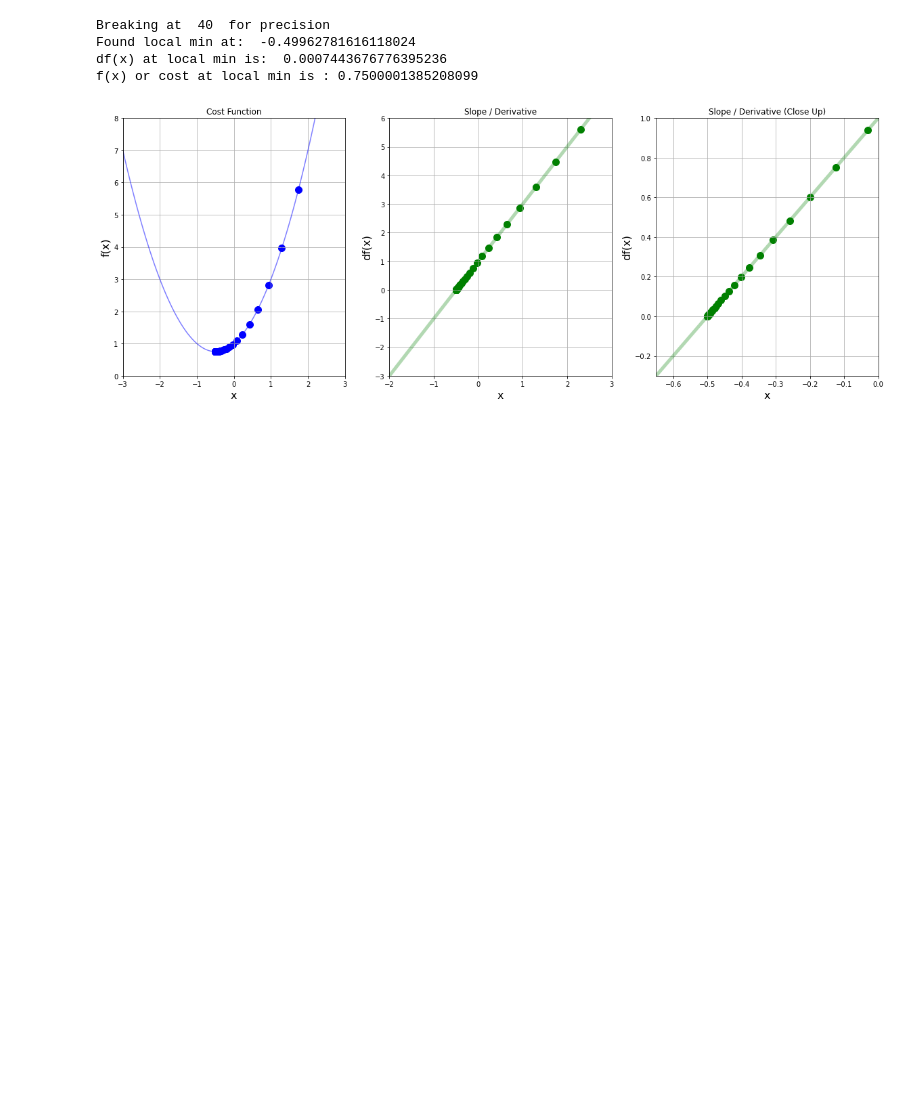
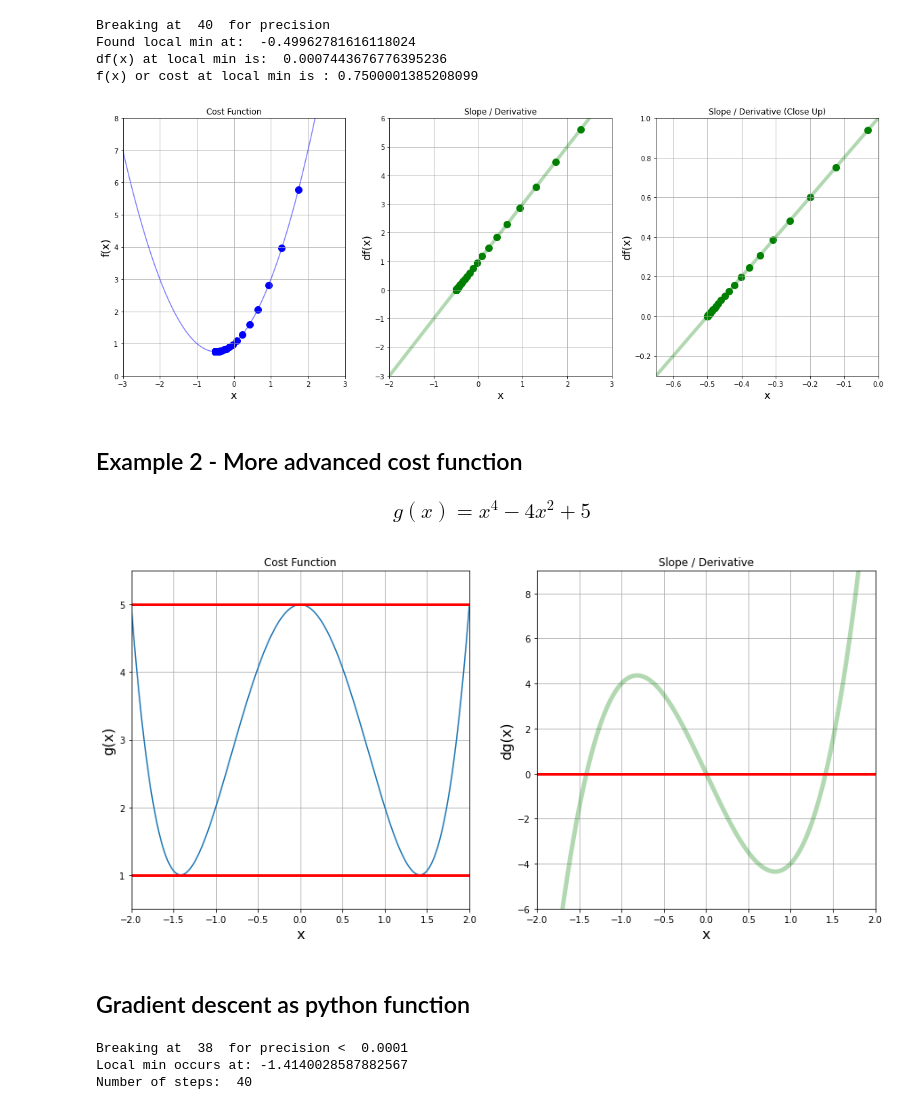
Before and after one commit to brainvat/Angela-Yu-Data-Science-Bootcamp-2020, a Jupyter notebook: section_04/S4 Optimization and Gradient Descent.ipynb, the cells around one changed output. Saved outputs shown, nothing was run; the diff lists cells and outputs as text; code cells hidden in the pictures; blank space fills up the shorter version.

Commit message:
complete advanced cost functions in lesson 37

```diff
--- a/section_04/S4 Optimization and Gradient Descent.ipynb
+++ b/section_04/S4 Optimization and Gradient Descent.ipynb
@@ -132,3 +132,50 @@ plt.scatter(x_values, df(np.array(x_values)), color = 'green', s = 100)
 plt.show()
 # %% [output]
 [figure]
+# %% [markdown]
+## Example 2 - More advanced cost function
+
+### $$g(x) = x^4 - 4x^2 + 5$$
+# %%
+# Make data
+x_2 = np.linspace(-2, 2, 1000)
+
+def g(x):
+    return x**4 - 4*x**2 + 5
+
+def dg(x):
+    return 4*x**3 - 8*x
+# %%
+def h_line(x, y):
+    return np.repeat(y, x.size)
+
+plt.figure(figsize = [15, 7])
+
+# Plot 1
+plt.subplot(1, 2, 1)
+plt.xlim([-2, 2])
+plt.ylim(0.5, 5.5)
+plt.xlabel('x', fontsize=16)
+plt.ylabel('g(x)', fontsize=16)
+plt.title('Cost Function')
+plt.grid()
+plt.plot(x_2, g(x_2))
+plt.plot(x_2, h_line(x_2, 5), color = "red", linewidth = 3)
+plt.plot(x_2, h_line(x_2, 1), color = "red", linewidth = 3)
+
+# Plot 2
+plt.subplot(1, 2, 2)
+plt.xlim([-2, 2])
+plt.ylim(-6,9)
+plt.xlabel('x', fontsize=16)
+plt.ylabel('dg(x)', fontsize=16)
+plt.title('Slope / Derivative')
+plt.grid()
+plt.plot(x_2, dg(x_2), color = "green", linewidth = 5, alpha = 0.3)
+plt.plot(x_2, h_line(x_2, 0), color = "red", linewidth = 3, alpha = 1.0)
+
+plt.show()
+# %% [output]
+[figure, added]
+# %% [markdown]
+## Gradient descent as python function
@@ -134,0 +204,8 @@ plt.show()
+# %%
+local_min, list_x, deriv_list = gd(dg, initial_guess = -0.1)
+print('Local min occurs at:', local_min)
+print('Number of steps: ', len(list_x))
+# %% [output]
+Breaking at  38  for precision <  0.0001
+Local min occurs at: -1.4140028587882567
+Number of steps:  40
```
Also changed, not shown: parts of 6 cells of this notebook.
